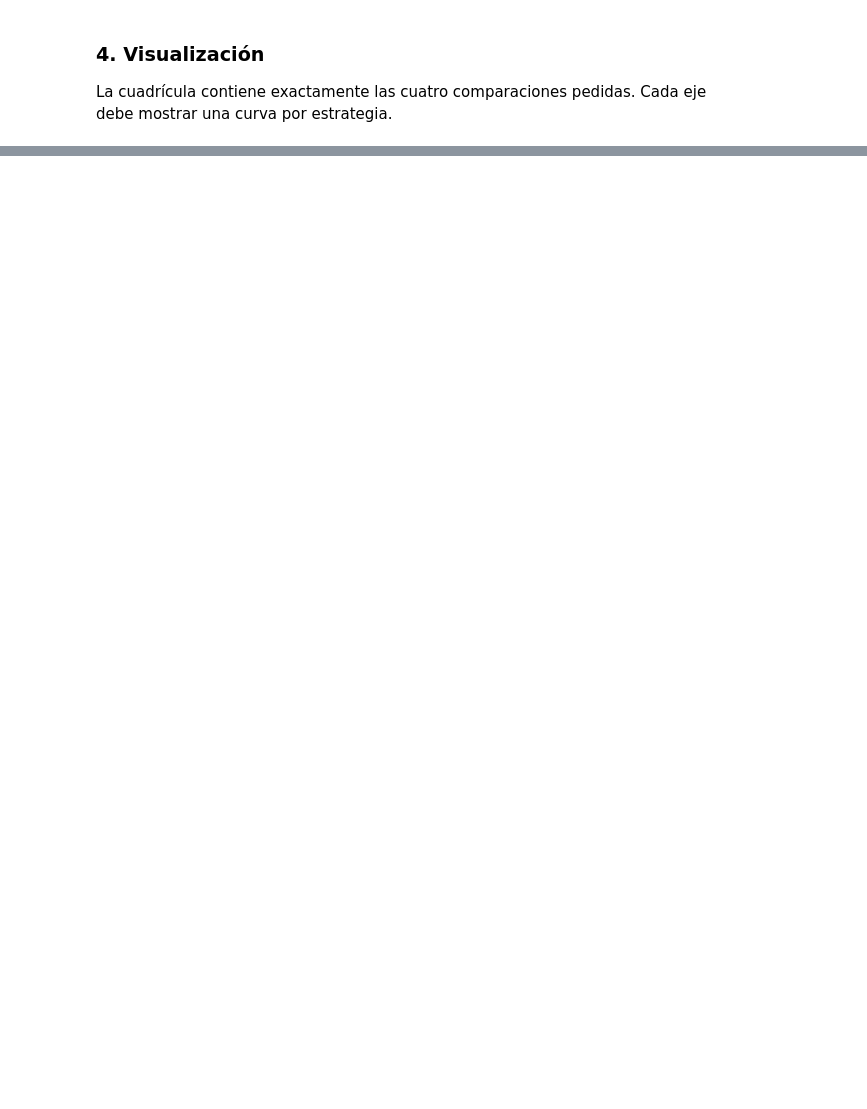
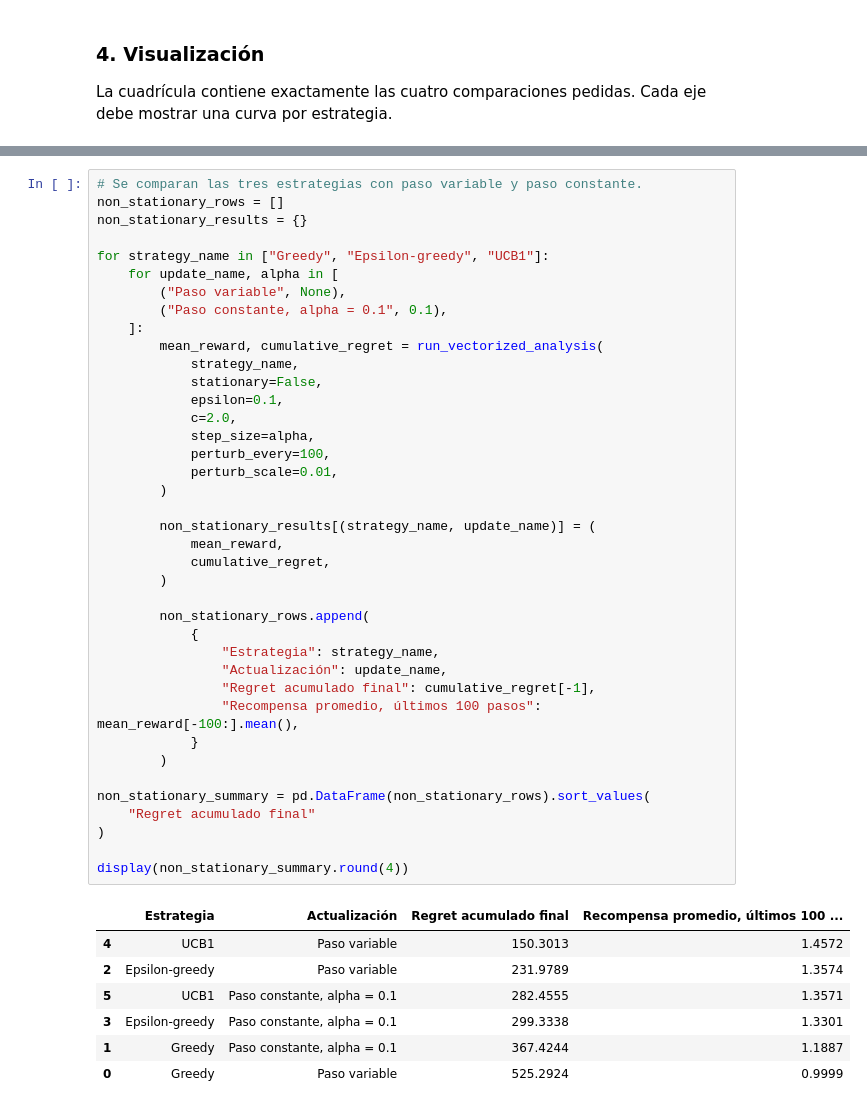
Before and after one commit to SergioAle210/RL_HDT_2, a Jupyter notebook: task2_3.ipynb, the cells around one changed output, grey strips where cells are left out. Saved outputs shown, nothing was run; the diff lists cells and outputs as text; blank space fills up the shorter version.

```diff
--- a/task2_3.ipynb
+++ b/task2_3.ipynb
@@ -233,0 +410,47 @@ plt.show()
+# %%
+# Se comparan las tres estrategias con paso variable y paso constante.
+non_stationary_rows = []
+non_stationary_results = {}
+
+for strategy_name in ["Greedy", "Epsilon-greedy", "UCB1"]:
+    for update_name, alpha in [
+        ("Paso variable", None),
+        ("Paso constante, alpha = 0.1", 0.1),
+    ]:
+        mean_reward, cumulative_regret = run_vectorized_analysis(
+            strategy_name,
+            stationary=False,
+            epsilon=0.1,
+            c=2.0,
+            step_size=alpha,
+            perturb_every=100,
+            perturb_scale=0.01,
+        )
+
+        non_stationary_results[(strategy_name, update_name)] = (
+            mean_reward,
+            cumulative_regret,
+        )
+
+        non_stationary_rows.append(
+            {
+                "Estrategia": strategy_name,
+                "Actualización": update_name,
+                "Regret acumulado final": cumulative_regret[-1],
+                "Recompensa promedio, últimos 100 pasos": mean_reward[-100:].mean(),
+            }
+        )
+
+non_stationary_summary = pd.DataFrame(non_stationary_rows).sort_values(
+    "Regret acumulado final"
+)
+
+display(non_stationary_summary.round(4))
+# %% [output]
+|  | Estrategia | Actualización | Regret acumulado final | Recompensa promedio, últimos 100 ... |
+| 4 | UCB1 | Paso variable | 150.3013 | 1.4572 |
+| 2 | Epsilon-greedy | Paso variable | 231.9789 | 1.3574 |
+| 5 | UCB1 | Paso constante, alpha = 0.1 | 282.4555 | 1.3571 |
+| 3 | Epsilon-greedy | Paso constante, alpha = 0.1 | 299.3338 | 1.3301 |
+| 1 | Greedy | Paso constante, alpha = 0.1 | 367.4244 | 1.1887 |
+| 0 | Greedy | Paso variable | 525.2924 | 0.9999 |
```
Also changed, not shown: parts of 20 cells of this notebook.
